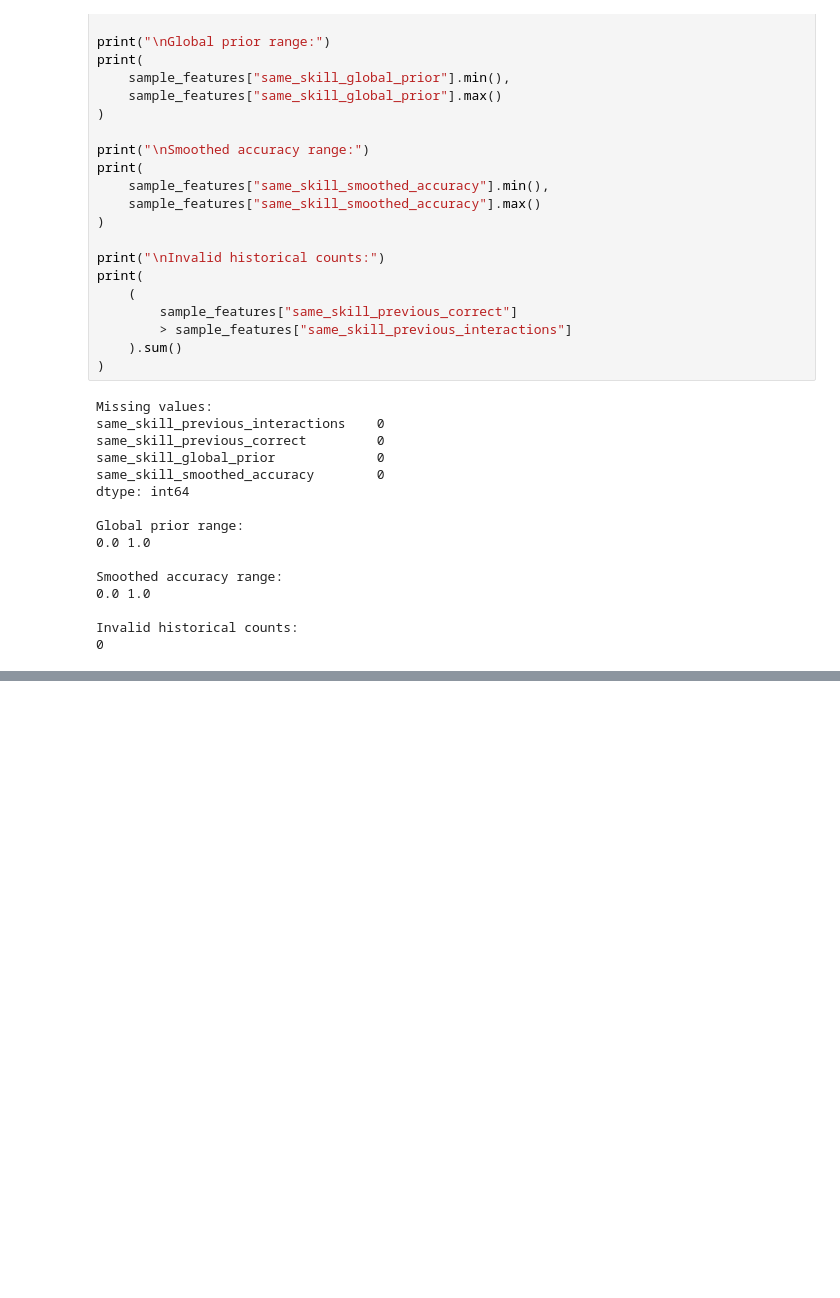
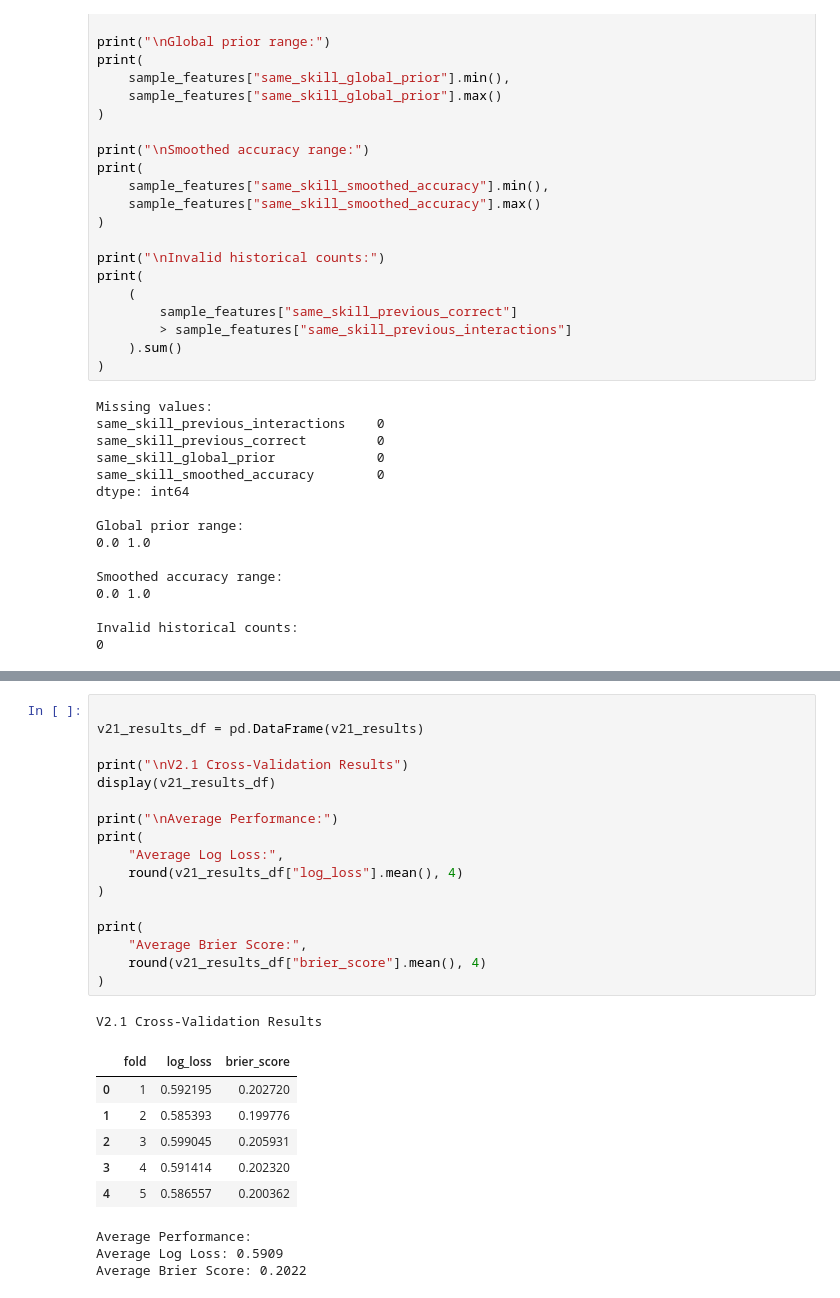
Before and after one commit to rajuriprathik-a11y/next-move-ai, a Jupyter notebook: notebooks/models/02_same_skill_student_history/v2.1_binary_same_skill_accuracy.ipynb, the cells around one changed output, grey strips where cells are left out. Cells and saved outputs as stored; diff of their text form; blank space fills up the shorter version.

```diff
--- a/notebooks/models/02_same_skill_student_history/v2.1_binary_same_skill_accuracy.ipynb
+++ b/notebooks/models/02_same_skill_student_history/v2.1_binary_same_skill_accuracy.ipynb
@@ -332,0 +452,28 @@ Processing Fold 5...
+# %%
+
+v21_results_df = pd.DataFrame(v21_results)
+
+print("\nV2.1 Cross-Validation Results")
+display(v21_results_df)
+
+print("\nAverage Performance:")
+print(
+    "Average Log Loss:",
+    round(v21_results_df["log_loss"].mean(), 4)
+)
+
+print(
+    "Average Brier Score:",
+    round(v21_results_df["brier_score"].mean(), 4)
+)
+# %% [output]
+V2.1 Cross-Validation Results
+|  | fold | log_loss | brier_score |
+| 0 | 1 | 0.592195 | 0.202720 |
+| 1 | 2 | 0.585393 | 0.199776 |
+| 2 | 3 | 0.599045 | 0.205931 |
+| 3 | 4 | 0.591414 | 0.202320 |
+| 4 | 5 | 0.586557 | 0.200362 |
+Average Performance:
+Average Log Loss: 0.5909
+Average Brier Score: 0.2022
```
Also changed, not shown: parts of 8 cells of this notebook, 17 other files.
